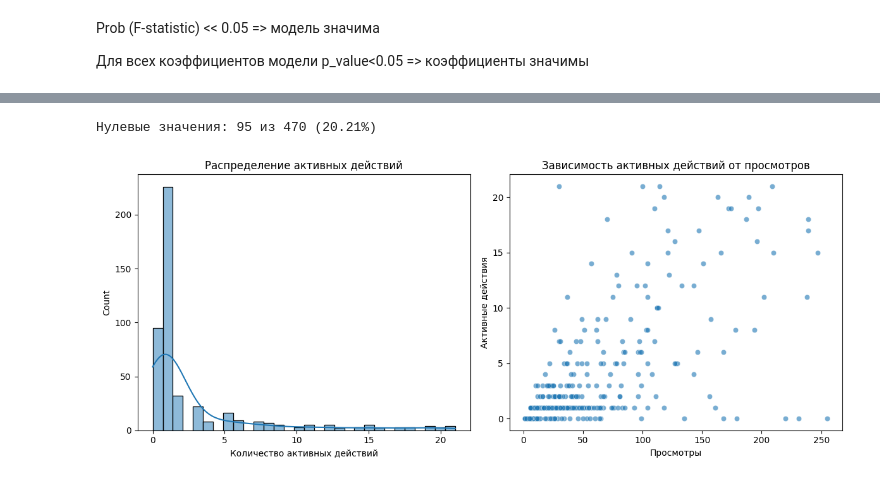
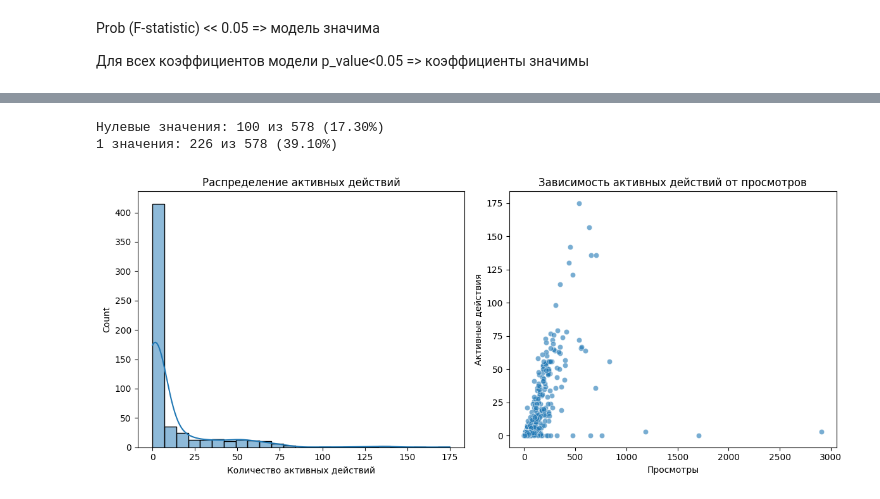
Before and after one commit to DaniilPominov/data_science, a Jupyter notebook: src/project/Анализ цифрового следа-Поминов zero inf.ipynb, the cells around one changed output, grey strips where cells are left out. Drawn from its saved outputs; the diff is of its cells as text; code cells hidden in the pictures.

```diff
--- a/src/project/Анализ цифрового следа-Поминов zero inf.ipynb
+++ b/src/project/Анализ цифрового следа-Поминов zero inf.ipynb
@@ -389,44 +366,25 @@ plt.show()
 # %%
-# Восстанавливаем исходные агрегированные данные
 df_agg = df_agg_original.copy()
-#df_agg = df_agg[
-#    (df_agg['Просмотры'] <= 1000) &
-#    (df_agg['Активные действия'] <= 100)
-#].copy()
-Q1_views = df_agg['Просмотры'].quantile(0.25)
-Q3_views = df_agg['Просмотры'].quantile(0.75)
-IQR_views = Q3_views - Q1_views
-lower_bound_views = Q1_views - 1.5 * IQR_views
-upper_bound_views = Q3_views + 1.5 * IQR_views
-Q1_actions = df_agg['Активные действия'].quantile(0.25)
-Q3_actions = df_agg['Активные действия'].quantile(0.75)
-IQR_actions = Q3_actions - Q1_actions
-lower_bound_actions = Q1_actions - 1.5 * IQR_actions
-upper_bound_actions = Q3_actions + 1.5 * IQR_actions
-
-df_agg = df_agg[
-    (df_agg['Просмотры'] <= upper_bound_views) &
-    (df_agg['Активные действия'] <= upper_bound_actions)
-].copy()
-# Анализируем распределение нулей
 zero_count = (df_agg['Активные действия'] == 0).sum()
+one_count = (df_agg['Активные действия'] == 1).sum()
 total_count = len(df_agg)
 print(f"Нулевые значения: {zero_count} из {total_count} ({zero_count/total_count:.2%})")
+print(f"1 значения: {one_count} из {total_count} ({one_count/total_count:.2%})")
 
-# Визуализация распределения
 plt.figure(figsize=(12, 5))
 plt.subplot(1, 2, 1)
-sns.histplot(df_agg['Активные действия'], bins=30, kde=True)
+sns.histplot(df_agg['Активные действия'], bins=25, kde=True)
 plt.title('Распределение активных действий')
 plt.xlabel('Количество активных действий')
 
 plt.subplot(1, 2, 2)
 sns.scatterplot(x='Просмотры', y='Активные действия', data=df_agg, alpha=0.6)
 plt.title('Зависимость активных действий от просмотров')
 plt.xlabel('Просмотры')
 plt.ylabel('Активные действия')
 plt.tight_layout()
 plt.show()
 # %% [output]
-Нулевые значения: 95 из 470 (20.21%)
+Нулевые значения: 100 из 578 (17.30%)
+1 значения: 226 из 578 (39.10%)
-[figure, old version]
+[figure, new version]
```
Also changed, not shown: parts of 29 cells of this notebook, 1 other file.
